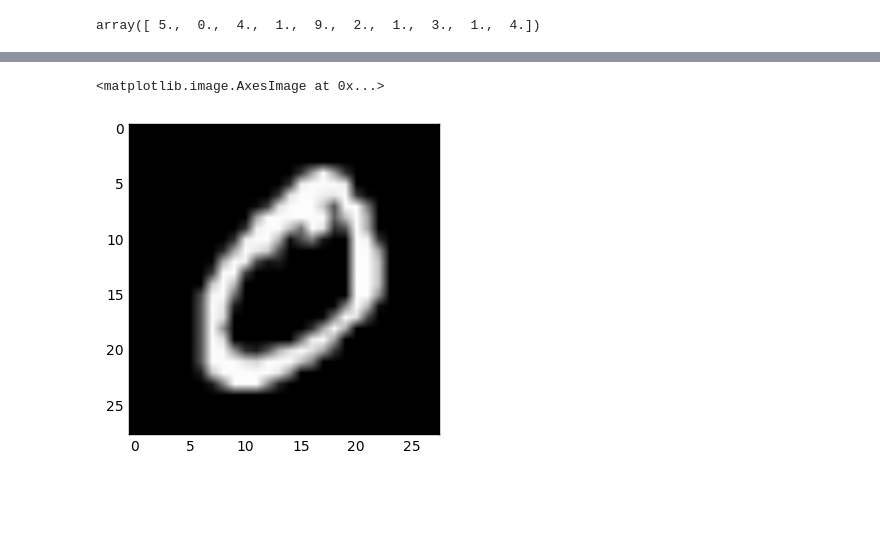
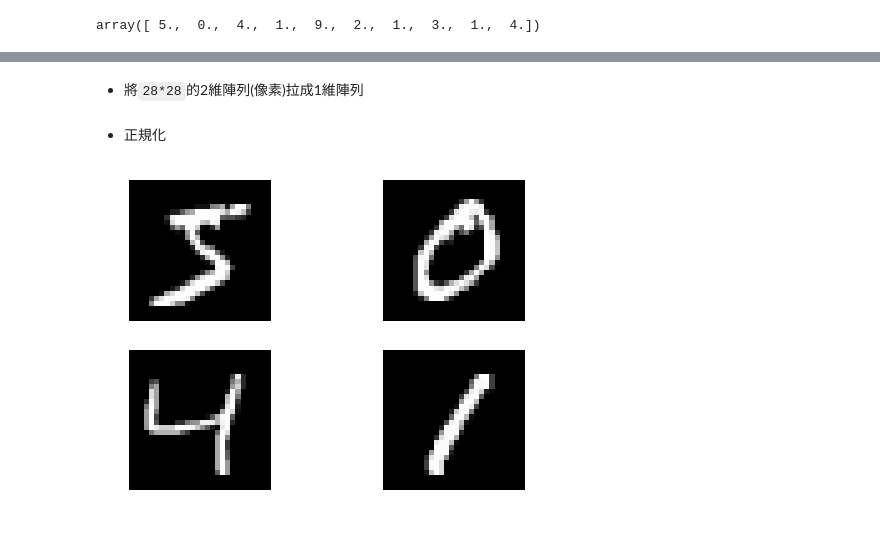
Before and after one commit to ihongChen/keras-tutorial, a Jupyter notebook: mnist-classify.ipynb, the cells around one changed output, grey strips where cells are left out. Drawn from its saved outputs; the diff is of its cells as text; code cells hidden in the pictures; blank space fills up the shorter version.

```diff
--- a/mnist-classify.ipynb
+++ b/mnist-classify.ipynb
@@ -264,18 +71,27 @@ from keras.utils import np_utils
+# %% [markdown]
+* 將`28*28`的2維陣列(像素)拉成1維陣列
 # %%
-X_train = train_images.reshape(train_images.shape[0],28*28)
-y_train = np_utils.to_categorical(train_labels,nb_classes=10)
-X_test = test_images.reshape(test_images.shape[0],28*28)
-y_test = np_utils.to_categorical(test_labels,nb_classes=10)
+X_train = X_train.reshape(X_train.shape[0],28*28)
+y_train = np_utils.to_categorical(y_train,nb_classes=10)
+X_test = X_test.reshape(X_test.shape[0],28*28)
+y_test = np_utils.to_categorical(y_test,nb_classes=10)
+# %% [markdown]
+* 正規化
 # %%
 X_train = X_train.astype(np.float32)
 X_test = X_test.astype(np.float32)
 X_train /= 255
 X_test /= 255
-# %%
-plt.imshow(X_train[1].reshape(28,28),cmap='gray')
-# %% [output]
-<matplotlib.image.AxesImage at 0x...>
-[figure, removed]
+# %%
+plot_nums = 4
+
+for index in range(plot_nums):
+    plt.subplot(2,2,index+1)
+    plt.imshow(X_train[index].reshape(28,28),cmap='gray',interpolation='nearest')
+#     plt.title('label:{}'.format(y_train[index]))
+    plt.axis('off')
+# %% [output]
+[figure, added]
 # %%
 def mlp_model():
     model = Sequential()
```
Also changed, not shown: parts of 29 cells of this notebook.
